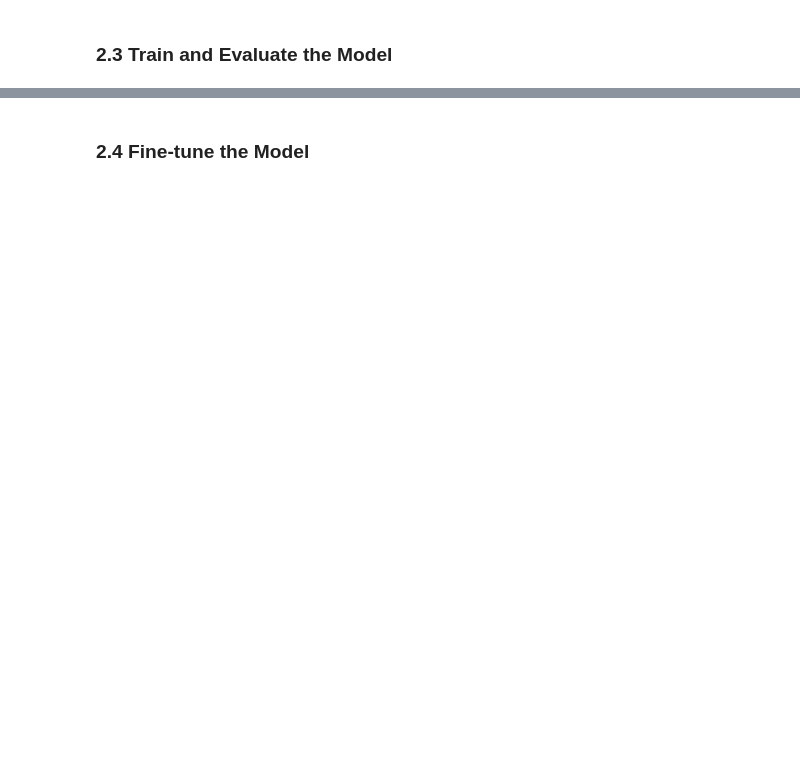
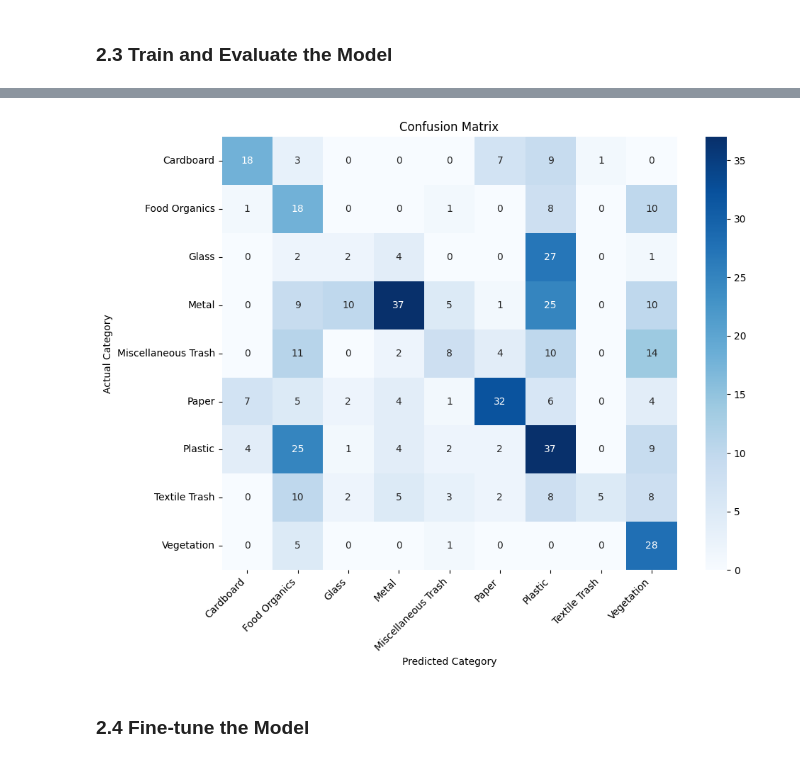
Before and after one commit to JacintaOsoro/NNs-and-SIMILIAR-MODELS-GROUP-8, a Jupyter notebook: waste_management_summative.ipynb, the cells around one changed output, grey strips where cells are left out. Drawn from its saved outputs; the diff is of its cells as text; code cells hidden in the pictures; blank space fills up the shorter version.

```diff
--- a/waste_management_summative.ipynb
+++ b/waste_management_summative.ipynb
@@ -332,0 +782,76 @@ In this section, you will build a CNN model to classify waste materials from ima
+# %%
+# TODO: Evaluate model performance
+# - Calculate accuracy on test set
+# - Generate confusion matrix
+# - Analyze error patterns
+
+# Your code here
+from sklearn.metrics import (
+    accuracy_score,
+    confusion_matrix,
+    classification_report
+)
+import seaborn as sns
+import numpy as np
+import matplotlib.pyplot as plt
+
+# Evaluate on the test set
+test_loss, test_accuracy = model.evaluate(test_dataset, verbose=1)
+
+print("Test Loss:", test_loss)
+print("Test Accuracy:", test_accuracy)
+
+
+# Generate predictions
+y_true = []
+y_pred = []
+
+for images, labels in test_dataset:
+    predictions = model.predict(images, verbose=0)
+
+    y_true.extend(np.argmax(labels.numpy(),axis=1))
+    y_pred.extend(np.argmax(predictions, axis=1))
+
+y_true = np.array(y_true)
+y_pred = np.array(y_pred)
+
+
+# Accuracy
+accuracy = accuracy_score(y_true, y_pred)
+
+print("\nCalculated Test Accuracy:", accuracy)
+
+
+# Classification report
+print("\nClassification Report:")
+print(
+    classification_report(
+        y_true,
+        y_pred,
+        target_names=class_names
+    )
+)
+
+
+# Confusion matrix
+cm = confusion_matrix(y_true, y_pred)
+
+plt.figure(figsize=(10, 8))
+
+sns.heatmap(
+    cm,
+    annot=True,
+    fmt='d',
+    cmap='Blues',
+    xticklabels=class_names,
+    yticklabels=class_names
+)
+
+plt.xlabel('Predicted Category')
+plt.ylabel('Actual Category')
+plt.title('Confusion Matrix')
+plt.xticks(rotation=45, ha='right')
+plt.yticks(rotation=0)
+plt.tight_layout()
+plt.show()
+# %% [output]
@@ -333,2 +875,3 @@ In this section, you will build a CNN model to classify waste materials from ima
+[figure, added]
 # %% [markdown]
 ### 2.4 Fine-tune the Model
```
Also changed, not shown: parts of 20 cells of this notebook.
